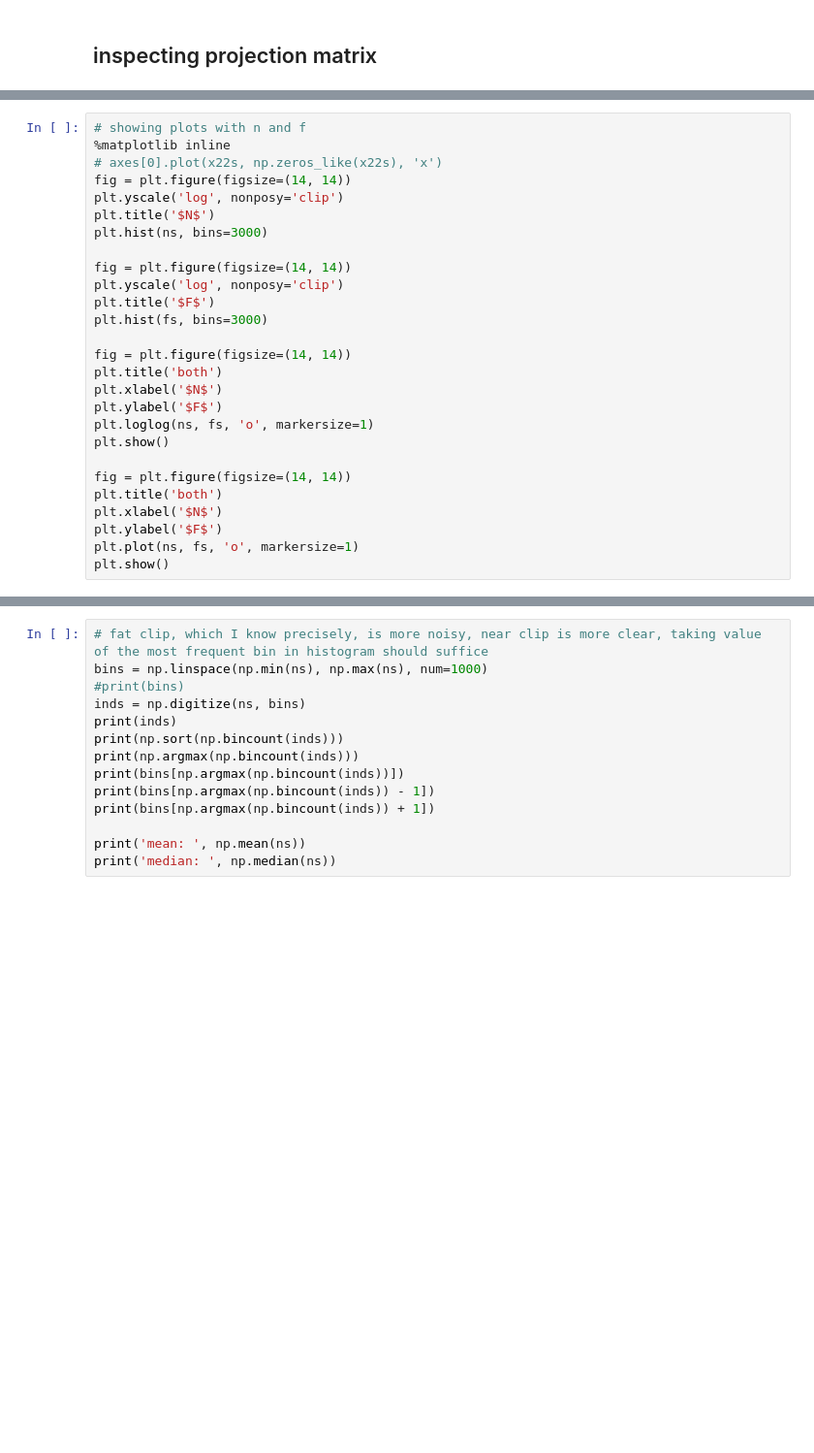
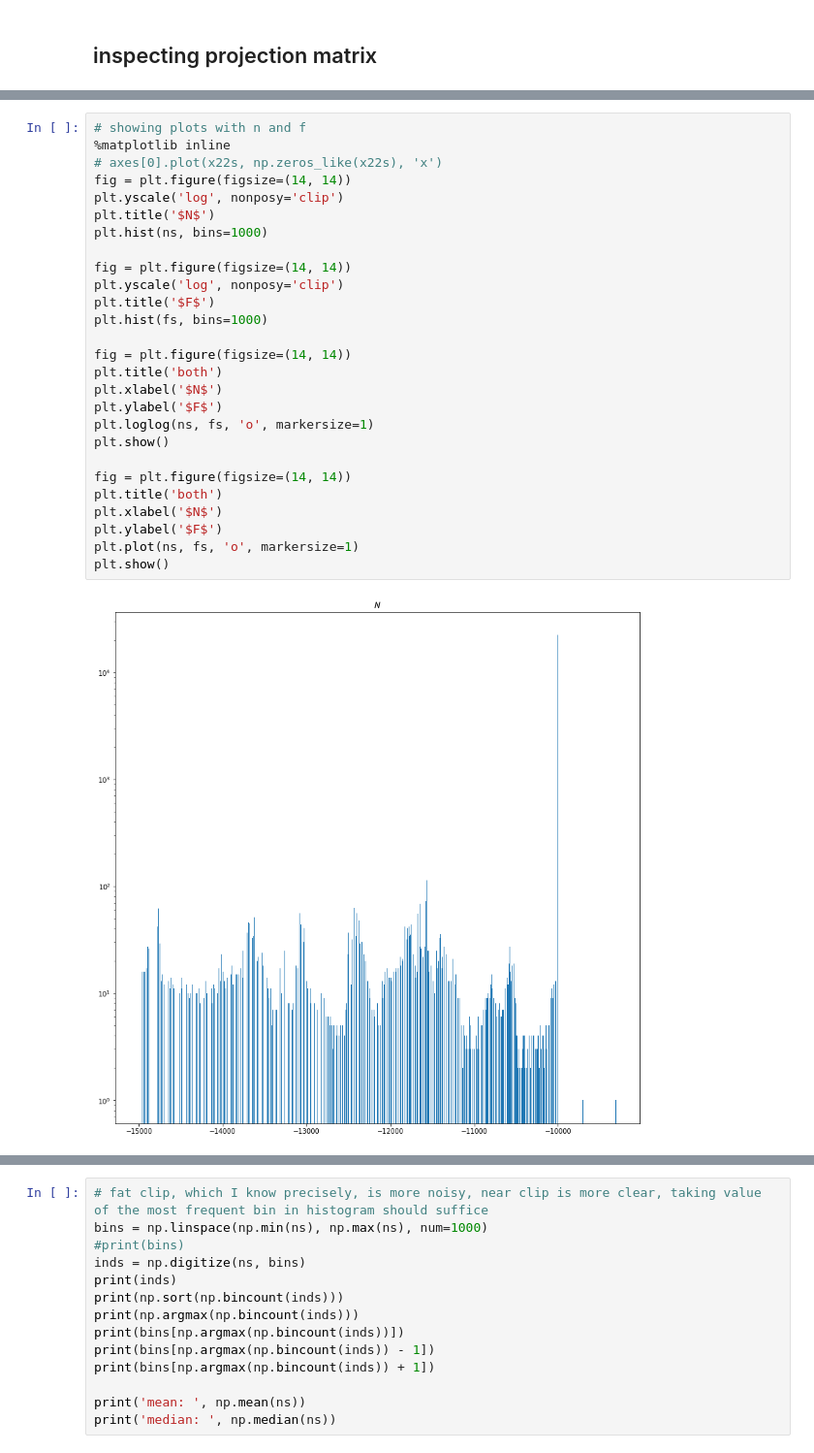
Before and after one commit to racinmat/GTAVisionExport-postprocessing, a Jupyter notebook: inspecting_matrices.ipynb, the cells around one changed output, grey strips where cells are left out. Shown at 97% size. Saved outputs shown, nothing was run; the diff lists cells and outputs as text; blank space fills up the shorter version.

```diff
--- a/inspecting_matrices.ipynb
+++ b/inspecting_matrices.ipynb
@@ -216,27 +260,29 @@ plt.show()
 # %%
 # showing plots with n and f
 %matplotlib inline
 # axes[0].plot(x22s, np.zeros_like(x22s), 'x')
 fig = plt.figure(figsize=(14, 14))
 plt.yscale('log', nonposy='clip')
 plt.title('$N$')
-plt.hist(ns, bins=3000)
+plt.hist(ns, bins=1000)
 
 fig = plt.figure(figsize=(14, 14))
 plt.yscale('log', nonposy='clip')
 plt.title('$F$')
-plt.hist(fs, bins=3000)
+plt.hist(fs, bins=1000)
 
 fig = plt.figure(figsize=(14, 14))
 plt.title('both')
 plt.xlabel('$N$')
 plt.ylabel('$F$')
 plt.loglog(ns, fs, 'o', markersize=1)
 plt.show()
 
 fig = plt.figure(figsize=(14, 14))
 plt.title('both')
 plt.xlabel('$N$')
 plt.ylabel('$F$')
 plt.plot(ns, fs, 'o', markersize=1)
 plt.show()
+# %% [output]
+[figure, added]
```
Also changed, not shown: parts of 20 cells of this notebook.
